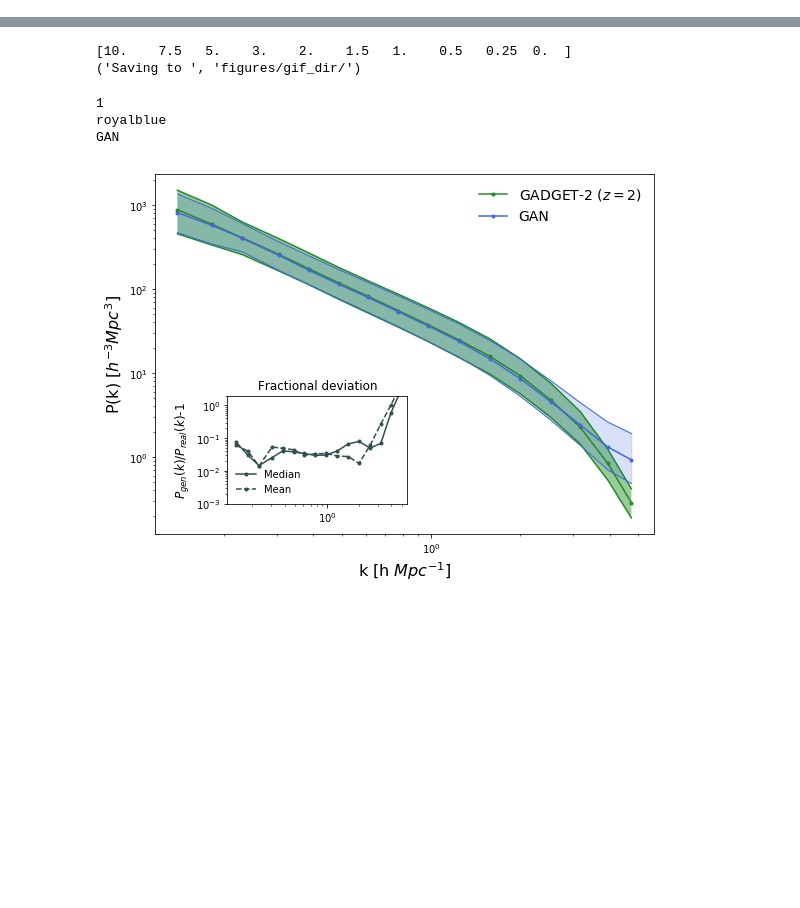
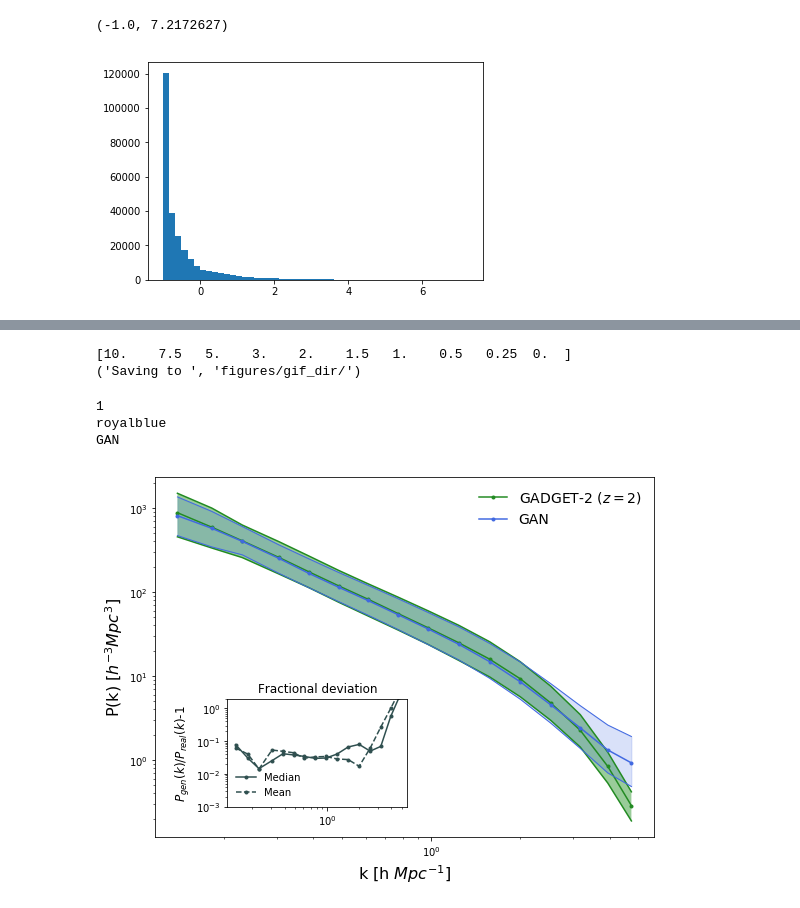
Before and after one commit to RichardFeder-zz/gan-work, a Jupyter notebook: nbody_analysis.ipynb, the cells around one changed output, grey strips where cells are left out. Drawn from its saved outputs; the diff is of its cells as text; code cells hidden in the pictures; blank space fills up the shorter version.

```diff
--- a/nbody_analysis.ipynb
+++ b/nbody_analysis.ipynb
@@ -181,0 +201,6 @@ device = torch.device("cuda:0")
+# %%
+def logplus(delta):
+
+    dp = delta > 0.0
+
+    return np.where(delta > 0.0, np.log(1.0+delta), delta)
@@ -181,0 +224,9 @@ device = torch.device("cuda:0")
+# %%
+dsamp = one_samp/np.mean(one_samp) - 1.0
+#foo = hist(loglike_transform(one_samp.ravel(), a=4.0), bins=500)
+foo = hist(logplus(dsamp.ravel()), bins=50)
+print(np.min(logplus(dsamp.ravel())), np.max(logplus(dsamp.ravel())))
+#xlim(0, 100)
+# %% [output]
+(-1.0, 7.2172627)
+[figure, added]
```
Also changed, not shown: parts of 15 cells of this notebook, 4 other files.
